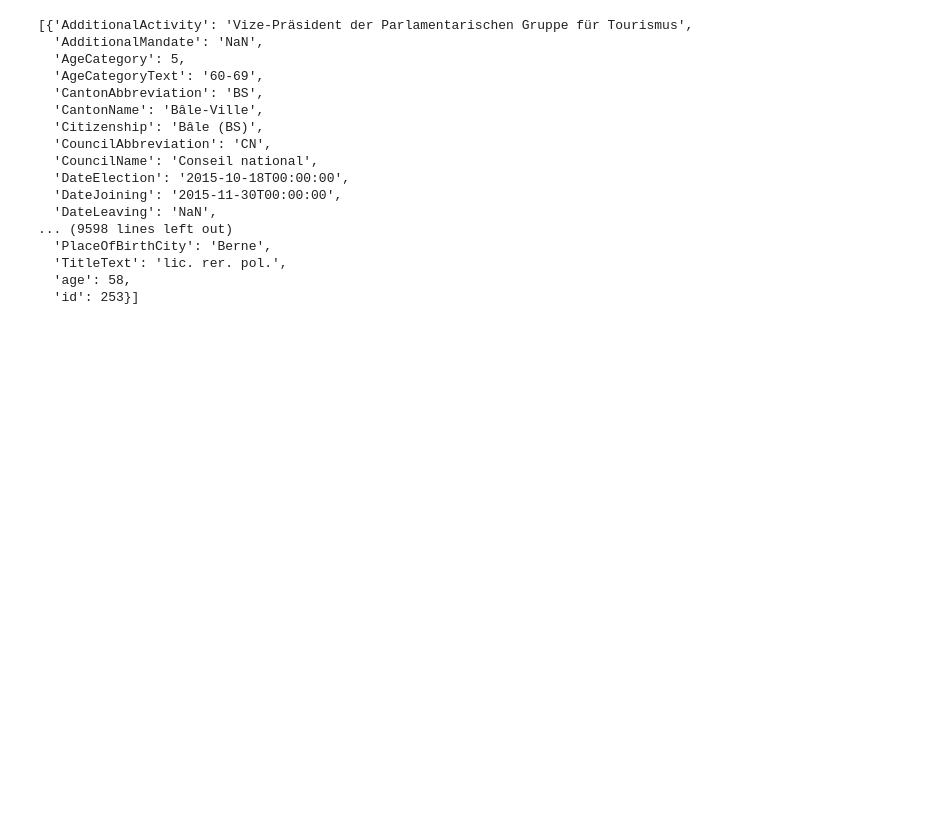
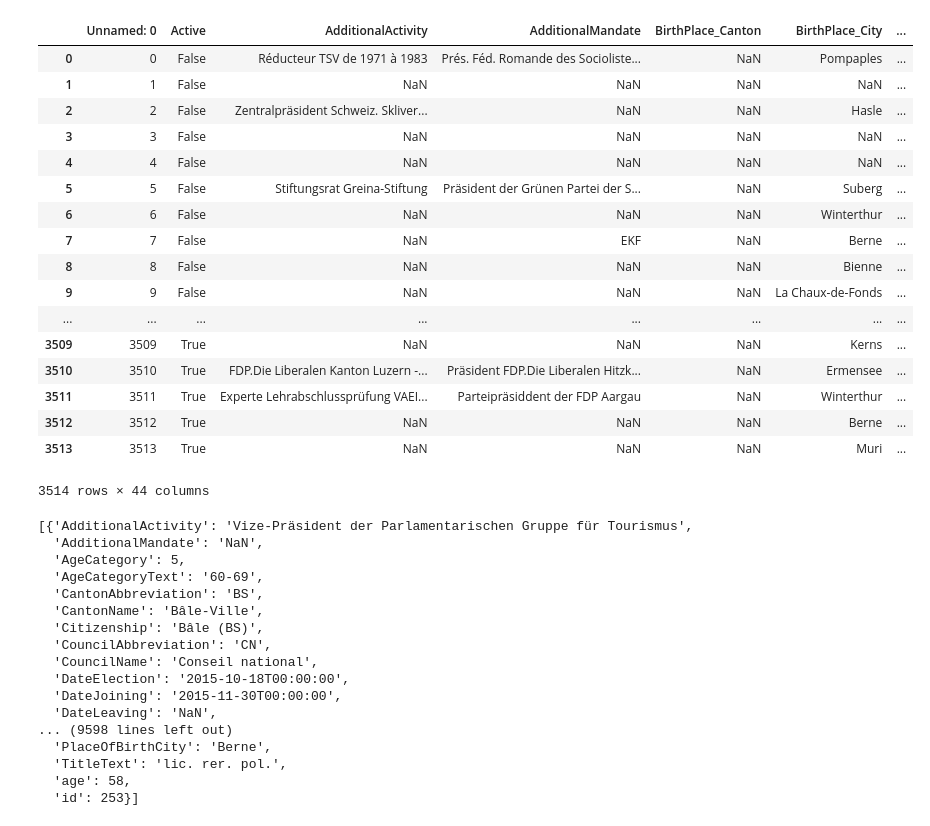
Before and after one commit to jmuth/parliament-viz.ch, a Jupyter notebook: graph/graph.ipynb, the cells around one changed output. Drawn from its saved outputs; the diff is of its cells as text; code cells hidden in the pictures; blank space fills up the shorter version.

```diff
--- a/graph/graph.ipynb
+++ b/graph/graph.ipynb
@@ -6,6 +6,29 @@ import time
 # %%
 with open('data/active.json') as data_file:
     data = json.load(data_file)
+# %%
+testitch = pd.read_csv('data/MemberCouncil.csv')
+# %%
+testitch
+# %% [output]
+|  | Unnamed: 0 | Active | AdditionalActivity | AdditionalMandate | BirthPlace_Canton | BirthPlace_City | ... |
+| 0 | 0 | False | Réducteur TSV de 1971 à 1983 | Prés. Féd. Romande des Socioliste... | NaN | Pompaples | ... |
+| 1 | 1 | False | NaN | NaN | NaN | NaN | ... |
+| 2 | 2 | False | Zentralpräsident Schweiz. Skliver... | NaN | NaN | Hasle | ... |
+| 3 | 3 | False | NaN | NaN | NaN | NaN | ... |
+| 4 | 4 | False | NaN | NaN | NaN | NaN | ... |
+| 5 | 5 | False | Stiftungsrat Greina-Stiftung | Präsident der Grünen Partei der S... | NaN | Suberg | ... |
+| 6 | 6 | False | NaN | NaN | NaN | Winterthur | ... |
+| 7 | 7 | False | NaN | EKF | NaN | Berne | ... |
+| 8 | 8 | False | NaN | NaN | NaN | Bienne | ... |
+| 9 | 9 | False | NaN | NaN | NaN | La Chaux-de-Fonds | ... |
+| ... | ... | ... | ... | ... | ... | ... | ... |
+| 3509 | 3509 | True | NaN | NaN | NaN | Kerns | ... |
+| 3510 | 3510 | True | FDP.Die Liberalen Kanton Luzern -... | Präsident FDP.Die Liberalen Hitzk... | NaN | Ermensee | ... |
+| 3511 | 3511 | True | Experte Lehrabschlussprüfung VAEI... | Parteipräsiddent der FDP Aargau | NaN | Winterthur | ... |
+| 3512 | 3512 | True | NaN | NaN | NaN | Berne | ... |
+| 3513 | 3513 | True | NaN | NaN | NaN | Muri | ... |
+3514 rows × 44 columns
 # %%
 ppl = data['nodes']
 # %%
```
Also changed, not shown: parts of 18 cells of this notebook, 3 other files.
